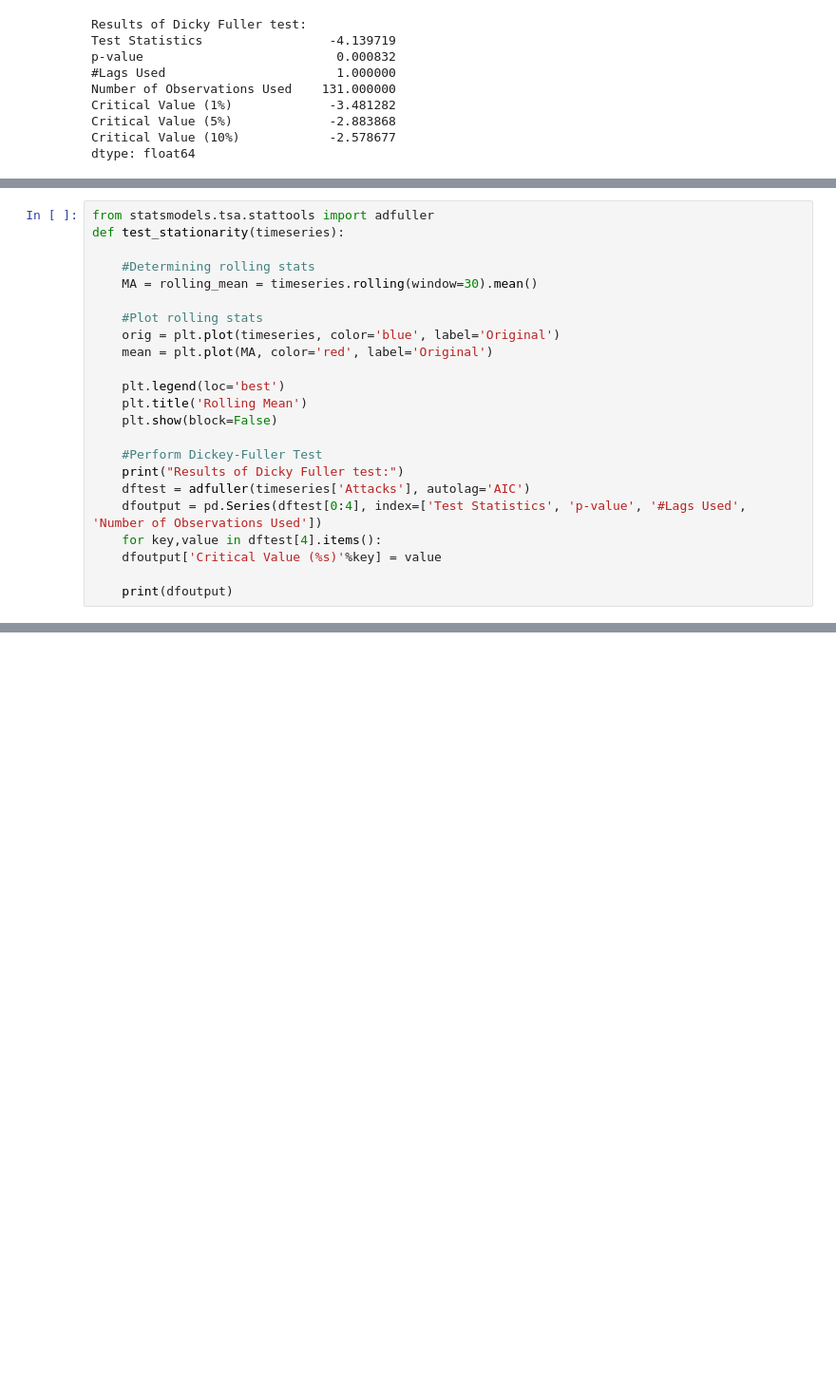
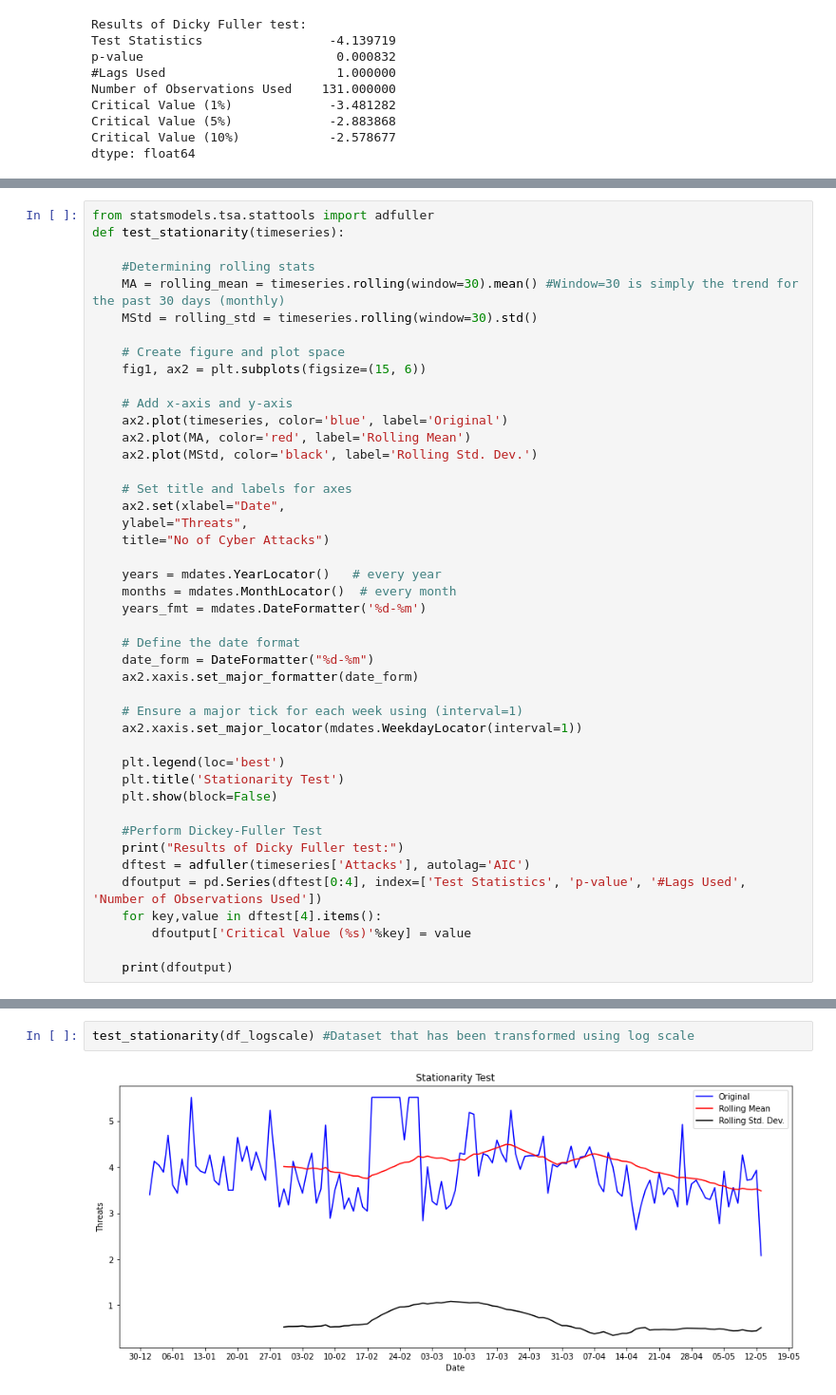
Before and after one commit to musainiramlee/Freelance_Projects, a Jupyter notebook: Cyber Threats TSA.ipynb, the cells around one changed output, grey strips where cells are left out. Shown at 95% size. Cells and saved outputs as stored; diff of their text form; blank space fills up the shorter version.

```diff
--- a/Cyber Threats TSA.ipynb
+++ b/Cyber Threats TSA.ipynb
@@ -324,14 +369,35 @@ from statsmodels.tsa.stattools import adfuller
 def test_stationarity(timeseries):
 
     #Determining rolling stats
-    MA = rolling_mean = timeseries.rolling(window=30).mean()
+    MA = rolling_mean = timeseries.rolling(window=30).mean() #Window=30 is simply the trend for the past 30 days (monthly)
+    MStd = rolling_std = timeseries.rolling(window=30).std()
 
-    #Plot rolling stats
-    orig = plt.plot(timeseries, color='blue', label='Original')
-    mean = plt.plot(MA, color='red', label='Original')
+    # Create figure and plot space
+    fig1, ax2 = plt.subplots(figsize=(15, 6))
+
+    # Add x-axis and y-axis
+    ax2.plot(timeseries, color='blue', label='Original')
+    ax2.plot(MA, color='red', label='Rolling Mean')
+    ax2.plot(MStd, color='black', label='Rolling Std. Dev.')
+
+    # Set title and labels for axes
+    ax2.set(xlabel="Date",
+    ylabel="Threats",
+    title="No of Cyber Attacks")
+
+    years = mdates.YearLocator()   # every year
+    months = mdates.MonthLocator()  # every month
+    years_fmt = mdates.DateFormatter('%d-%m')
+
+    # Define the date format
+    date_form = DateFormatter("%d-%m")
+    ax2.xaxis.set_major_formatter(date_form)
+
+    # Ensure a major tick for each week using (interval=1)
+    ax2.xaxis.set_major_locator(mdates.WeekdayLocator(interval=1))
 
     plt.legend(loc='best')
-    plt.title('Rolling Mean')
+    plt.title('Stationarity Test')
     plt.show(block=False)
 
     #Perform Dickey-Fuller Test
@@ -339,6 +405,6 @@ def test_stationarity(timeseries):
     dftest = adfuller(timeseries['Attacks'], autolag='AIC')
     dfoutput = pd.Series(dftest[0:4], index=['Test Statistics', 'p-value', '#Lags Used', 'Number of Observations Used'])
     for key,value in dftest[4].items():
-    dfoutput['Critical Value (%s)'%key] = value
+        dfoutput['Critical Value (%s)'%key] = value
 
     print(dfoutput)
@@ -346,0 +411,4 @@ IndentationError: expected an indented block (<ipython-input-42-35679438969e>, l
+# %%
+test_stationarity(df_logscale) #Dataset that has been transformed using log scale
+# %% [output]
+[figure, added]
```
Also changed, not shown: parts of 50 cells of this notebook, 1 other file.
